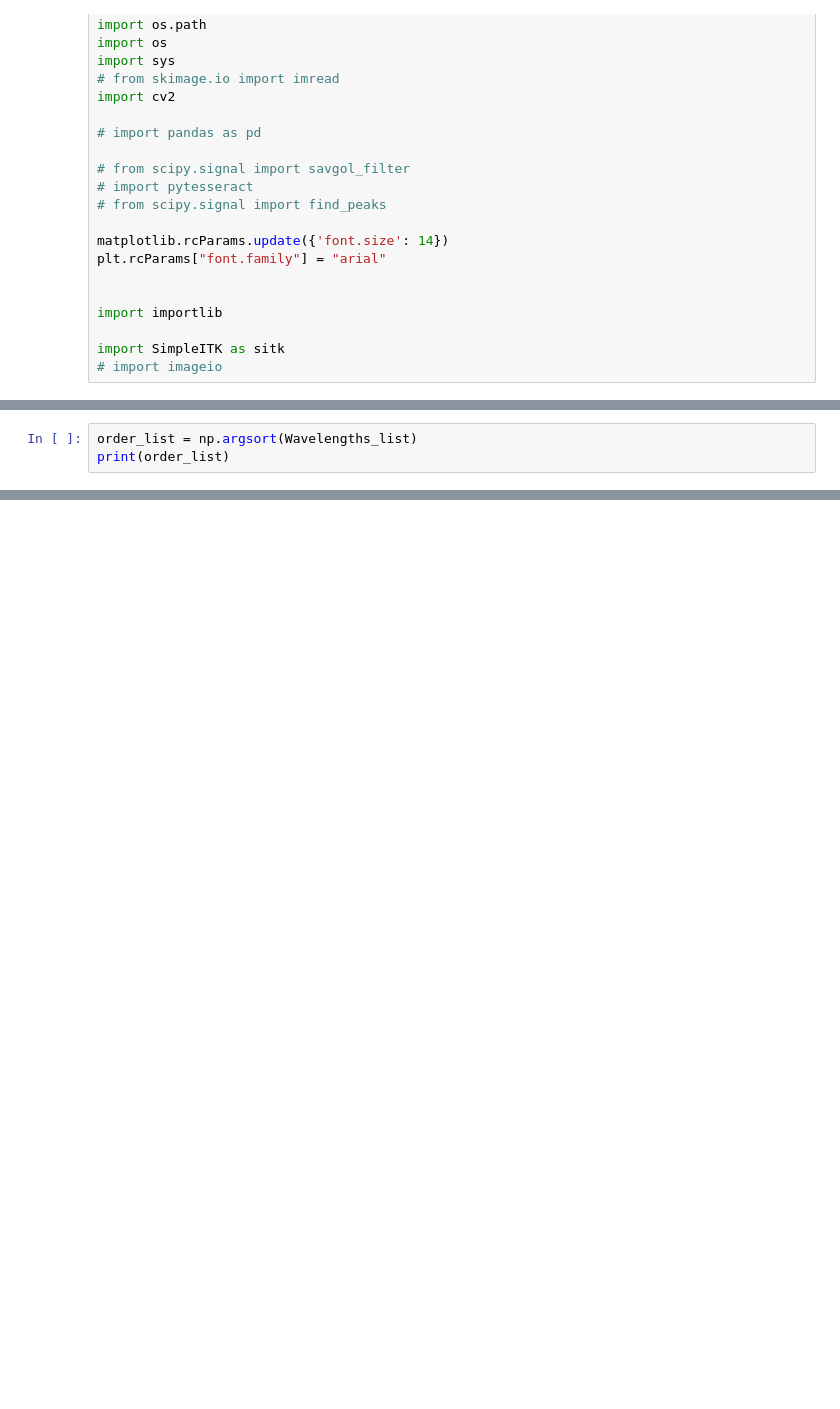
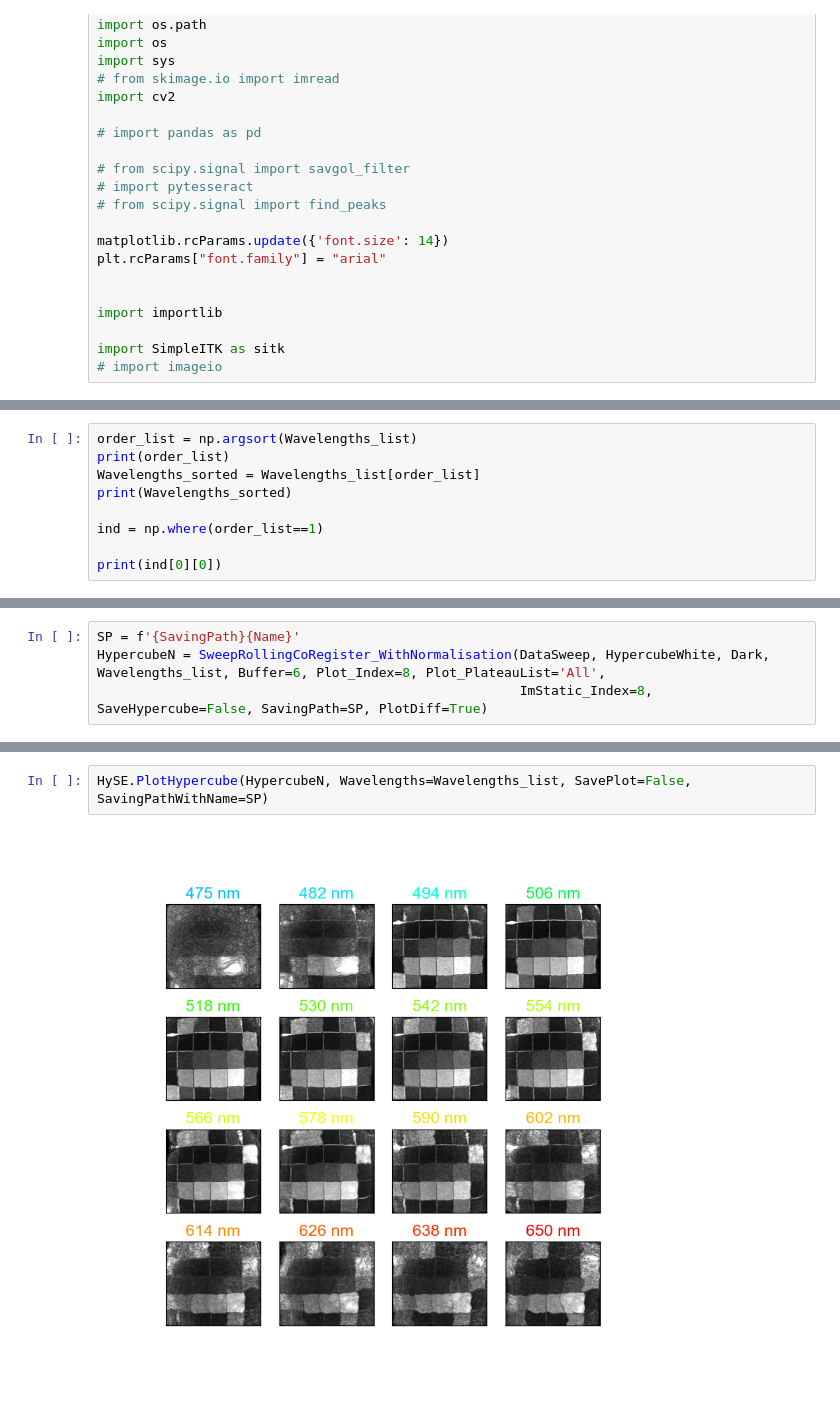
Before and after one commit to YzaboRa/HySE_CoRegistration, a Jupyter notebook: Normalise+CoRegistration.ipynb, the cells around one changed output, grey strips where cells are left out. Cells and saved outputs as stored; diff of their text form; blank space fills up the shorter version.

```diff
--- a/Normalise+CoRegistration.ipynb
+++ b/Normalise+CoRegistration.ipynb
@@ -628,3 +730,9 @@ HySE.PlotHypercube(HypercubeN, Wavelengths=Wavelengths_list, SavePlot=True, Savi
 # %%
 order_list = np.argsort(Wavelengths_list)
 print(order_list)
+Wavelengths_sorted = Wavelengths_list[order_list]
+print(Wavelengths_sorted)
+
+ind = np.where(order_list==1)
+
+print(ind[0][0])
@@ -630,0 +1135,4 @@ print(order_list)
+# %%
+SP = f'{SavingPath}{Name}'
+HypercubeN = SweepRollingCoRegister_WithNormalisation(DataSweep, HypercubeWhite, Dark, Wavelengths_list, Buffer=6, Plot_Index=8, Plot_PlateauList='All',
+                                                      ImStatic_Index=8, SaveHypercube=False, SavingPath=SP, PlotDiff=True)
@@ -630,0 +1157,4 @@ print(order_list)
+# %%
+HySE.PlotHypercube(HypercubeN, Wavelengths=Wavelengths_list, SavePlot=False, SavingPathWithName=SP)
+# %% [output]
+[figure, added]
```
Also changed, not shown: parts of 13 cells of this notebook, 2 other files.
